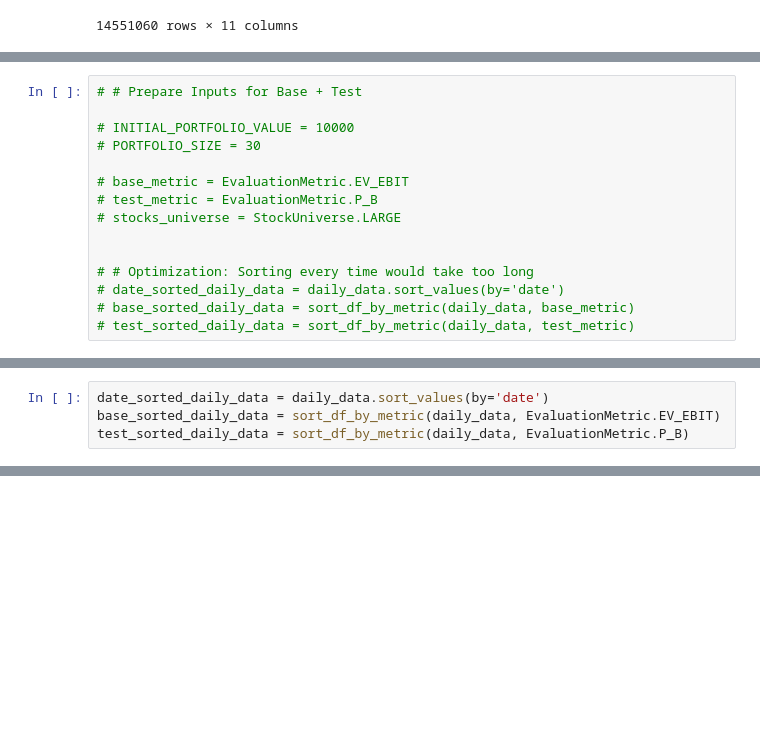
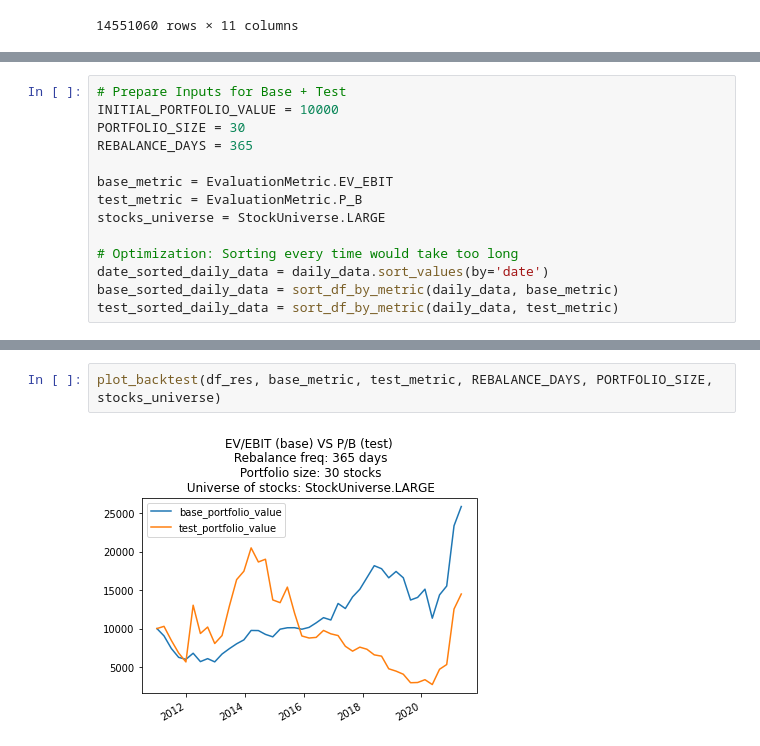
Before and after one commit to Olshansk/tip, a Jupyter notebook: Backtest.ipynb, the cells around one changed output, grey strips where cells are left out. Cells and saved outputs as stored; diff of their text form; blank space fills up the shorter version.

```diff
--- a/Backtest.ipynb
+++ b/Backtest.ipynb
@@ -179,15 +313,14 @@ def get_stock_basket_price(
 # %%
-# # Prepare Inputs for Base + Test
+# Prepare Inputs for Base + Test
+INITIAL_PORTFOLIO_VALUE = 10000
+PORTFOLIO_SIZE = 30
+REBALANCE_DAYS = 365
 
-# INITIAL_PORTFOLIO_VALUE = 10000
-# PORTFOLIO_SIZE = 30
+base_metric = EvaluationMetric.EV_EBIT
+test_metric = EvaluationMetric.P_B
+stocks_universe = StockUniverse.LARGE
 
-# base_metric = EvaluationMetric.EV_EBIT
-# test_metric = EvaluationMetric.P_B
-# stocks_universe = StockUniverse.LARGE
-
-
-# # Optimization: Sorting every time would take too long
-# date_sorted_daily_data = daily_data.sort_values(by='date')
-# base_sorted_daily_data = sort_df_by_metric(daily_data, base_metric)
-# test_sorted_daily_data = sort_df_by_metric(daily_data, test_metric)
+# Optimization: Sorting every time would take too long
+date_sorted_daily_data = daily_data.sort_values(by='date')
+base_sorted_daily_data = sort_df_by_metric(daily_data, base_metric)
+test_sorted_daily_data = sort_df_by_metric(daily_data, test_metric)
@@ -379,4 +326,0 @@ BackTester.plot_backtest(btr_1825)
-# %%
-date_sorted_daily_data = daily_data.sort_values(by='date')
-base_sorted_daily_data = sort_df_by_metric(daily_data, EvaluationMetric.EV_EBIT)
-test_sorted_daily_data = sort_df_by_metric(daily_data, EvaluationMetric.P_B)
@@ -421,0 +472,4 @@ BackTestResult(df=            base_basket_price  base_portfolio_value  test_bask
+# %%
+plot_backtest(df_res, base_metric, test_metric, REBALANCE_DAYS, PORTFOLIO_SIZE, stocks_universe)
+# %% [output]
+[figure, added]
```
Also changed, not shown: parts of 19 cells of this notebook, 2 other files.
